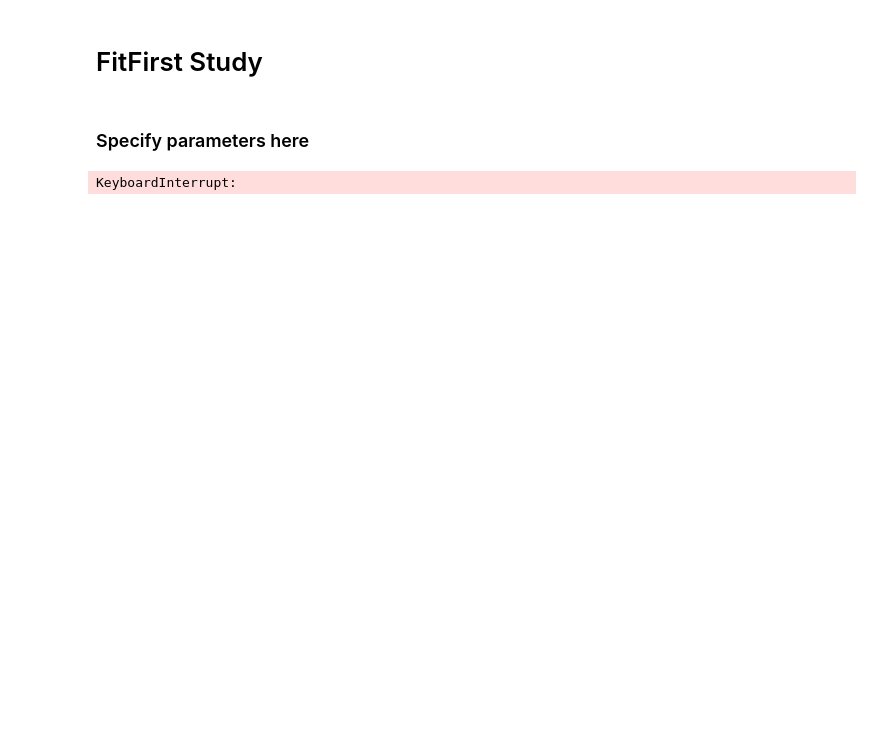
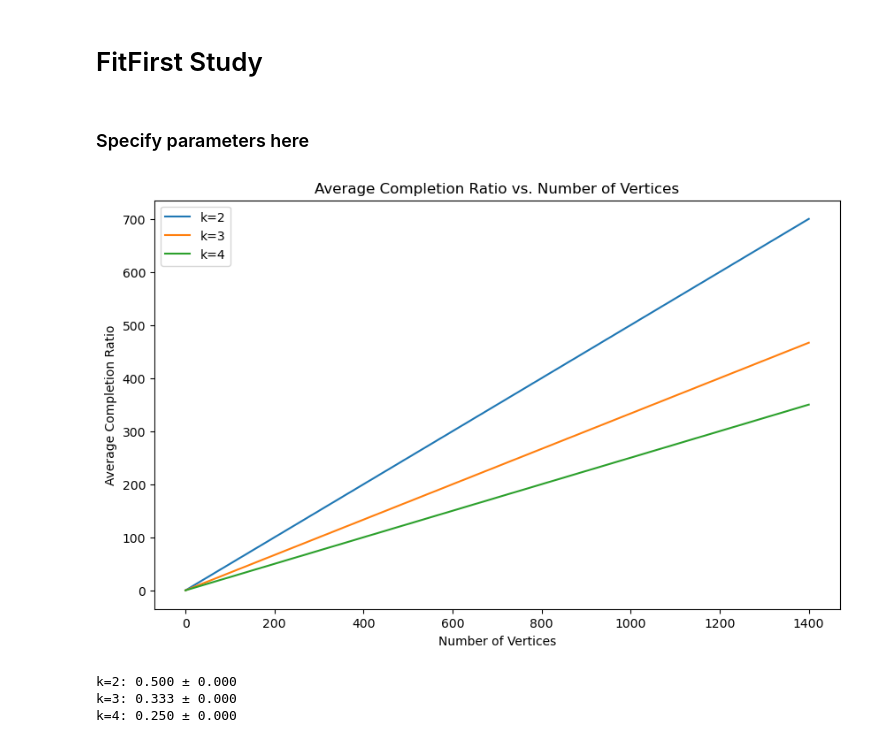
Before and after one commit to Sahil-Pattni/COMP-6651-Project, a Jupyter notebook: src/FitFirst_Study.ipynb, the cells around one changed output. Cells and saved outputs as stored; diff of their text form; code cells hidden in the pictures; blank space fills up the shorter version.

```diff
--- a/src/FitFirst_Study.ipynb
+++ b/src/FitFirst_Study.ipynb
@@ -38,8 +39,6 @@ for k in [2,3,4]:
 
         if n % 1000 == 0:
             df = pd.DataFrame(study_results, columns=['k', 'n', 'avg_comp_ratio', 'N'])
-            df.to_feather(f'../data/fit_first_study_checkpoint.feather')
+            df.to_feather(f'../data/fit_first_study_2_checkpoint.feather')
-# %% [output]
-KeyboardInterrupt:
 # %%
 df = pd.DataFrame(study_results, columns=['k', 'n', 'avg_comp_ratio', 'N'])
@@ -46,0 +46,29 @@ df.to_feather('../data/fit_first_study.feather')
+# %%
+# Load both dataframes
+_df1 = pd.read_feather('../data/fit_first_study.feather')
+_df2 = pd.read_feather('../data/fit_first_study_2.feather')
+df = pd.concat([_df1, _df2], ignore_index=True)
+# %%
+fig, ax = plt.subplots(figsize=(10,6))
+for k in df.k.unique():
+    x = df[df.k==k].groupby(['n']).mean()
+    x['avg_comp_ratio'].plot(label=f'k={k}')
+plt.title('Average Completion Ratio vs. Number of Vertices')
+plt.xlabel('Number of Vertices')
+plt.ylabel('Average Completion Ratio')
+plt.legend()
+plt.show()
+# %% [output]
+[figure, added]
+# %%
+# Divide by avg_comp_ratio by n
+x = df.groupby(['k', 'n']).mean()
+x['coefficient'] = x['avg_comp_ratio'] / x.index.get_level_values('n')
+
+for k in x.index.get_level_values('k').unique():
+    val = x.loc[k]['coefficient']
+    print(f'k={k}: {val.mean():.3f} ± {val.std():.3f}')
+# %% [output]
+k=2: 0.500 ± 0.000
+k=3: 0.333 ± 0.000
+k=4: 0.250 ± 0.000
```
Also changed, not shown: parts of 4 cells of this notebook, 2 other files.
